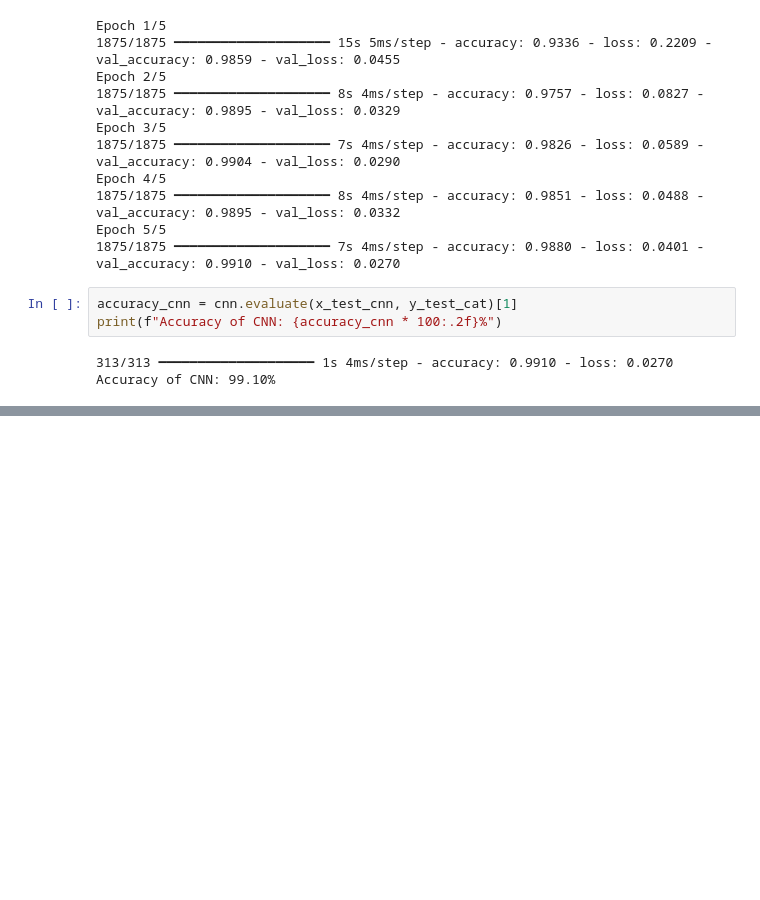
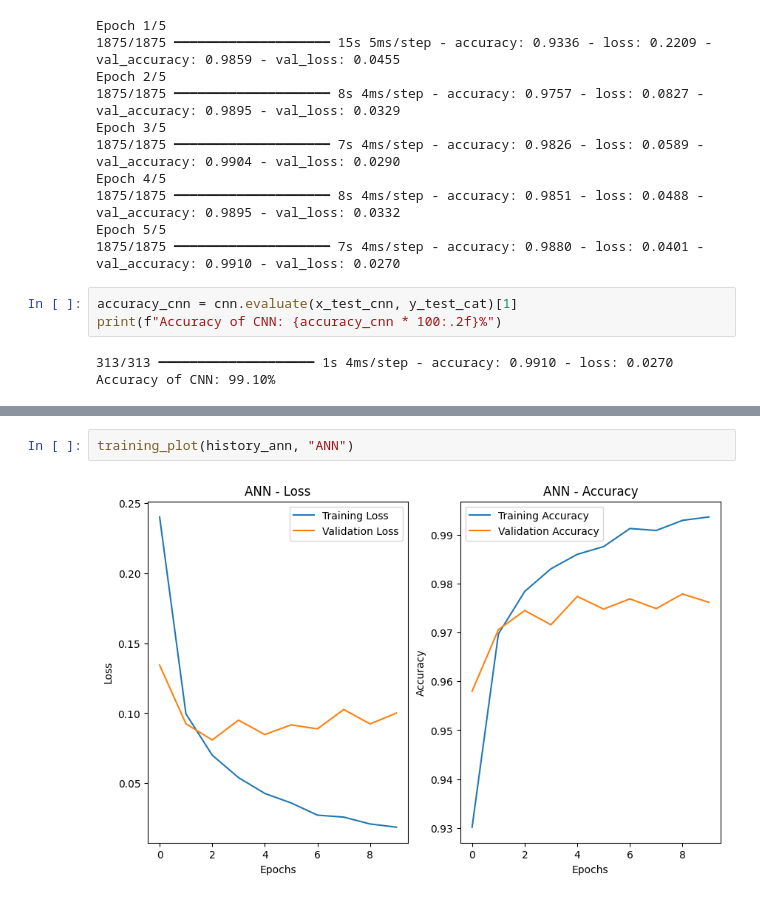
Before and after one commit to Sathvara-Amitkumar/CNN_DL, a Jupyter notebook: MNIST_image_classification.ipynb, the cells around one changed output, grey strips where cells are left out. Cells and saved outputs as stored; diff of their text form; blank space fills up the shorter version.

```diff
--- a/MNIST_image_classification.ipynb
+++ b/MNIST_image_classification.ipynb
@@ -260,0 +286,4 @@ Accuracy of CNN: 99.10%
+# %%
+training_plot(history_ann, "ANN")
+# %% [output]
+[figure, added]
```
Also changed, not shown: parts of 6 cells of this notebook.
